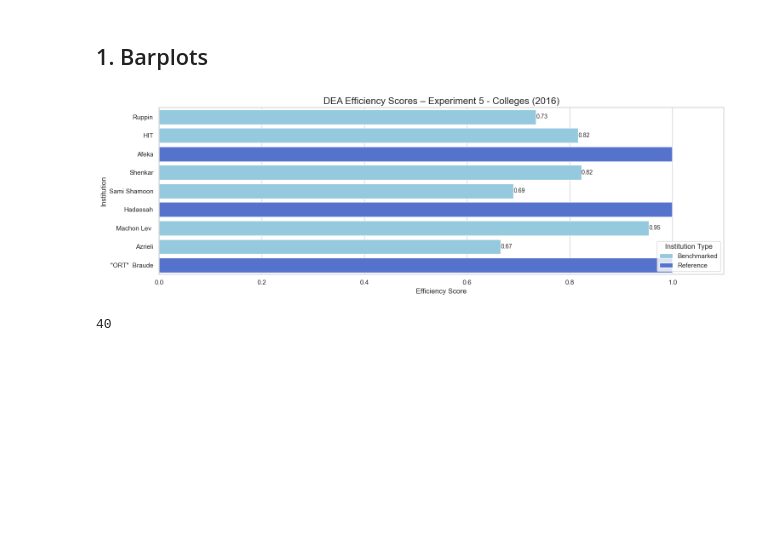
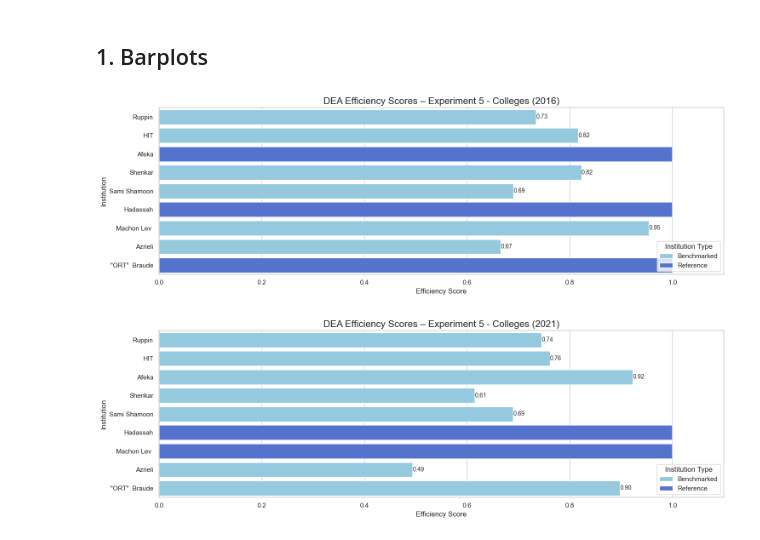
Before and after one commit to Nathdo/DEA-Final-Project, a Jupyter notebook: graphs.ipynb, the cells around one changed output. Drawn from its saved outputs; the diff is of its cells as text; code cells hidden in the pictures; blank space fills up the shorter version.

```diff
--- a/graphs.ipynb
+++ b/graphs.ipynb
@@ -55,36 +55,33 @@ eff_score_exp3_2014_uni = bar_plot(data = exp3_2014_uni, Institution_ID = 1, yea
 eff_score_exp3_2016_uni = bar_plot(data = exp3_2016_uni, Institution_ID = 1, year = 2016, exp_num = 3)
 eff_score_exp3_2021_uni = bar_plot(data = exp3_2021_uni, Institution_ID = 1, year = 2021, exp_num = 3)
 eff_score_exp3_2023_uni = bar_plot(data = exp3_2023_uni, Institution_ID = 1, year = 2023, exp_num = 3)
 
 eff_score_exp3_2014_col = bar_plot(data = exp3_2014_col, Institution_ID = 2, year = 2014, exp_num = 3)
 eff_score_exp3_2016_col = bar_plot(data = exp3_2016_col, Institution_ID = 2, year = 2016, exp_num = 3)
 eff_score_exp3_2021_col = bar_plot(data = exp3_2021_col, Institution_ID = 2, year = 2021, exp_num = 3)
 eff_score_exp3_2023_col = bar_plot(data = exp3_2023_col, Institution_ID = 2, year = 2023, exp_num = 3)
 
 # Experiment 4
 eff_score_exp4_2014_uni = bar_plot(data = exp4_2014_uni, Institution_ID = 1, year = 2014, exp_num = 4)
 eff_score_exp4_2016_uni = bar_plot(data = exp4_2016_uni, Institution_ID = 1, year = 2016, exp_num = 4)
 eff_score_exp4_2021_uni = bar_plot(data = exp4_2021_uni, Institution_ID = 1, year = 2021, exp_num = 4)
 eff_score_exp4_2023_uni = bar_plot(data = exp4_2023_uni, Institution_ID = 1, year = 2023, exp_num = 4)
 
 eff_score_exp4_2014_col = bar_plot(data = exp4_2014_col, Institution_ID = 2, year = 2014, exp_num = 4)
 eff_score_exp4_2016_col = bar_plot(data = exp4_2016_col, Institution_ID = 2, year = 2016, exp_num = 4)
 eff_score_exp4_2021_col = bar_plot(data = exp4_2021_col, Institution_ID = 2, year = 2021, exp_num = 4)
 eff_score_exp4_2023_col = bar_plot(data = exp4_2023_col, Institution_ID = 2, year = 2023, exp_num = 4)
 
 # Experiment 5
 eff_score_exp5_2014_uni = bar_plot(data = exp5_2014_uni, Institution_ID = 1, year = 2014, exp_num = 5)
 eff_score_exp5_2016_uni = bar_plot(data = exp5_2016_uni, Institution_ID = 1, year = 2016, exp_num = 5)
 eff_score_exp5_2021_uni = bar_plot(data = exp5_2021_uni, Institution_ID = 1, year = 2021, exp_num = 5)
 eff_score_exp5_2023_uni = bar_plot(data = exp5_2023_uni, Institution_ID = 1, year = 2023, exp_num = 5)
 
 eff_score_exp5_2014_col = bar_plot(data = exp5_2014_col, Institution_ID = 2, year = 2014, exp_num = 5)
-eff_score_exp5_2016_col = bar_plot(data = exp5_2016_col, Institution_ID = 2, year = 2016, exp_num = 5, show = True)
-eff_score_exp5_2021_col = bar_plot(data = exp5_2021_col, Institution_ID = 2, year = 2021, exp_num = 5)
+eff_score_exp5_2016_col = bar_plot(data = exp5_2016_col, Institution_ID = 2, year = 2016, exp_num = 5, show = True, lambdas = False)
+eff_score_exp5_2021_col = bar_plot(data = exp5_2021_col, Institution_ID = 2, year = 2021, exp_num = 5, show = True)
 eff_score_exp5_2023_col = bar_plot(data = exp5_2023_col, Institution_ID = 2, year = 2023, exp_num = 5)
 # %% [output]
 [figure]
+[figure, added]
-# %%
-8 * 5
-# %% [output]
-40
```
Also changed, not shown: 59 other files.
